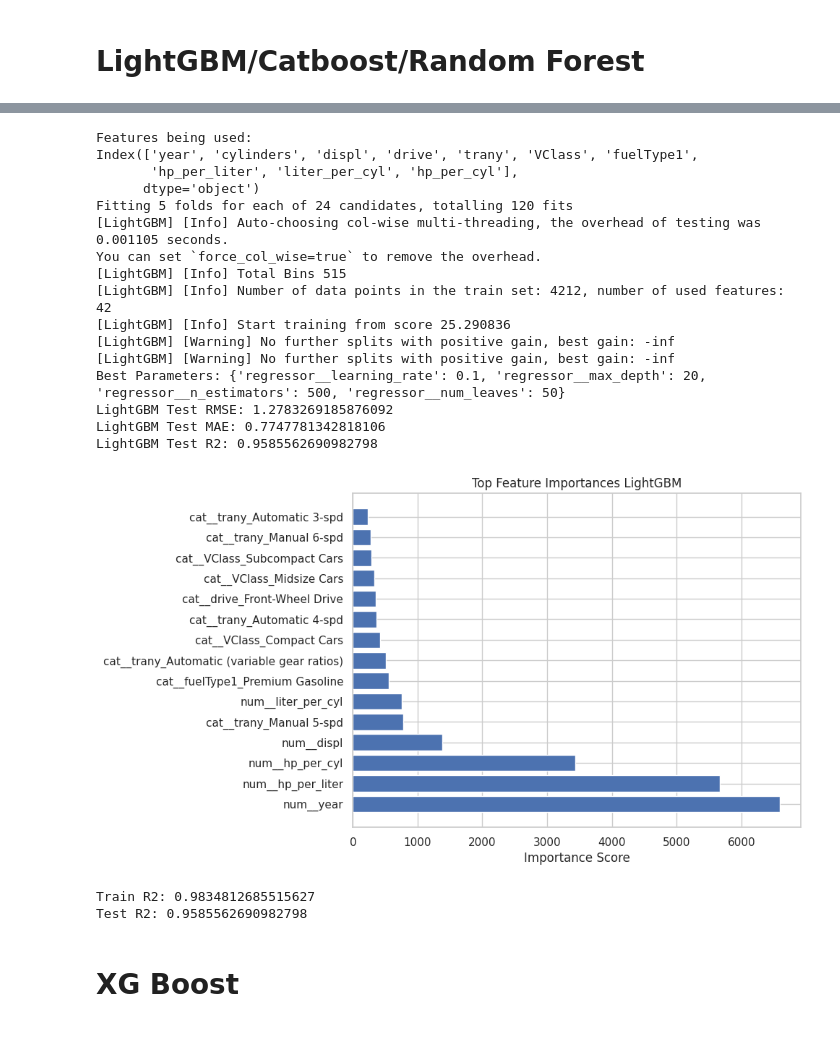
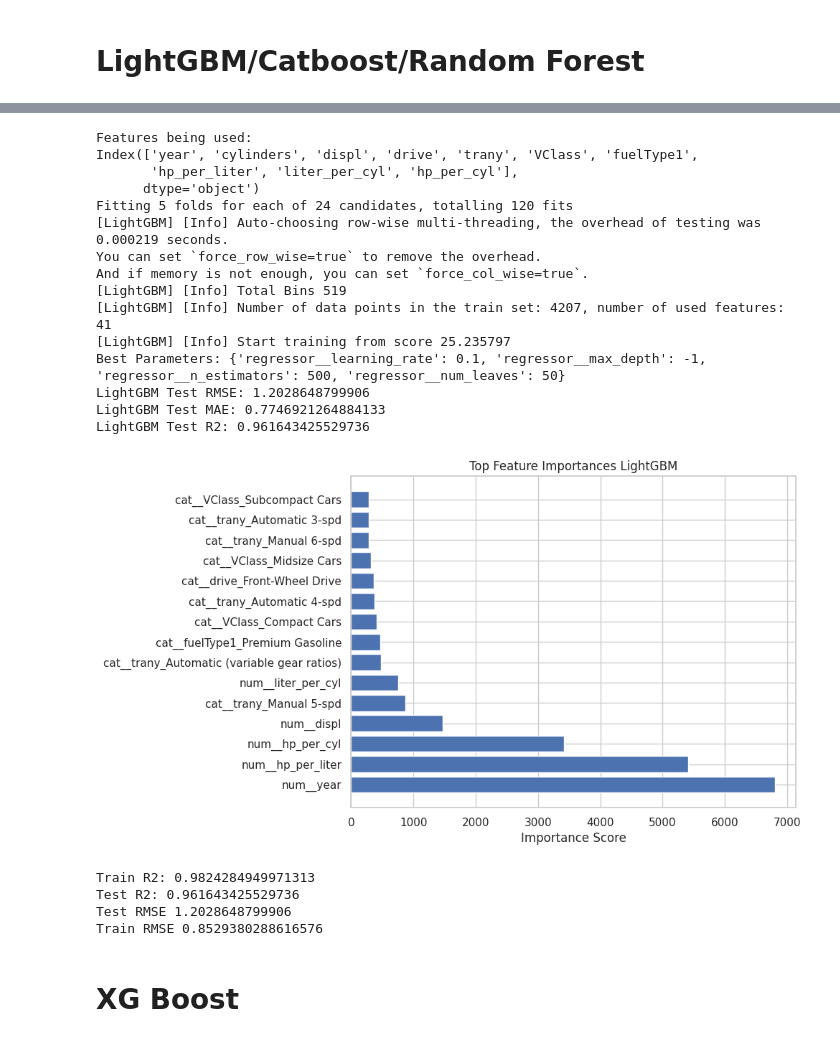
Before and after one commit to daivikb/ML-Project, a Jupyter notebook: ECS171_FinalProject.ipynb, the cells around one changed output, grey strips where cells are left out. Cells and saved outputs as stored; diff of their text form; code cells hidden in the pictures.

Commit message:
Uploaded Python Notebook and Added Functionality for Unseen Test Data + Minor Fix

```diff
--- a/ECS171_FinalProject.ipynb
+++ b/ECS171_FinalProject.ipynb
@@ -486,13 +486,11 @@ model_df = model_df.replace (0, np.nan)
 
 # ratio features
 model_df["hp_per_liter"] = model_df["hpv"] / model_df["displ"]
-model_df["co2_per_hp"] = model_df["co2TailpipeGpm"] / model_df["hpv"]
-model_df["fuelcost_per_hp"] = model_df["fuelCost08"] / model_df["hpv"]
 model_df["liter_per_cyl"] = model_df["displ"] / model_df["cylinders"]
 model_df["hp_per_cyl"] = model_df["hpv"] / model_df["cylinders"]
 
 #The columns of ratios
-ratio_cols = ["hp_per_liter", "co2_per_hp", "fuelcost_per_hp", "liter_per_cyl", "hp_per_cyl"]
+ratio_cols = ["hp_per_liter", "liter_per_cyl", "hp_per_cyl"]
 
 # dropped rows where ratios couldn't be computed (edge case)
 model_df = model_df.dropna(subset=ratio_cols + [target])
@@ -897,47 +902,52 @@ rmse = np.sqrt(mean_squared_error(y_test, y_pred_lgb))
 mae = mean_absolute_error(y_test, y_pred_lgb)
 r2 = r2_score(y_test, y_pred_lgb)
 print("LightGBM Test RMSE:", rmse)
 print("LightGBM Test MAE:", mae)
 print("LightGBM Test R2:", r2)
 
 importances = best_lgb.named_steps['regressor'].feature_importances_
 transformed_feature_names = best_lgb.named_steps['preprocess'].get_feature_names_out()
 
 #plotting features
 importance_df = pd.DataFrame({'Feature': transformed_feature_names,'Importance': importances}).sort_values(by='Importance', ascending=False)
 plt.figure(figsize=(8,6))
 num_features_to_plot = min(15, len(importance_df))
 plt.barh(importance_df['Feature'][:num_features_to_plot][::-1], importance_df['Importance'][:num_features_to_plot][::-1])
 plt.gca().invert_yaxis()
 plt.title("Top Feature Importances LightGBM")
 plt.xlabel("Importance Score")
 plt.show()
 y_train_pred = best_lgb.predict(X_train)
 train_r2 = r2_score(y_train, y_train_pred)
 test_r2 = r2_score(y_test, y_pred_lgb)
+test_rmse = np.sqrt(mean_squared_error(y_test, y_pred_lgb))
+train_rmse = np.sqrt(mean_squared_error(y_train, y_train_pred))
 
 print("Train R2:", train_r2)
 print("Test R2:", test_r2)
+print("Test RMSE", test_rmse)
+print("Train RMSE", train_rmse)
 # %% [output]
 Features being used:
 Index(['year', 'cylinders', 'displ', 'drive', 'trany', 'VClass', 'fuelType1',
        'hp_per_liter', 'liter_per_cyl', 'hp_per_cyl'],
       dtype='object')
 Fitting 5 folds for each of 24 candidates, totalling 120 fits
-[LightGBM] [Info] Auto-choosing col-wise multi-threading, the overhead of testing was 0.001105 seconds.
-You can set `force_col_wise=true` to remove the overhead.
-[LightGBM] [Info] Total Bins 515
-[LightGBM] [Info] Number of data points in the train set: 4212, number of used features: 42
-[LightGBM] [Info] Start training from score 25.290836
-[LightGBM] [Warning] No further splits with positive gain, best gain: -inf
-[LightGBM] [Warning] No further splits with positive gain, best gain: -inf
-Best Parameters: {'regressor__learning_rate': 0.1, 'regressor__max_depth': 20, 'regressor__n_estimators': 500, 'regressor__num_leaves': 50}
-LightGBM Test RMSE: 1.2783269185876092
-LightGBM Test MAE: 0.7747781342818106
-LightGBM Test R2: 0.9585562690982798
+[LightGBM] [Info] Auto-choosing row-wise multi-threading, the overhead of testing was 0.000219 seconds.
+You can set `force_row_wise=true` to remove the overhead.
+And if memory is not enough, you can set `force_col_wise=true`.
+[LightGBM] [Info] Total Bins 519
+[LightGBM] [Info] Number of data points in the train set: 4207, number of used features: 41
+[LightGBM] [Info] Start training from score 25.235797
+Best Parameters: {'regressor__learning_rate': 0.1, 'regressor__max_depth': -1, 'regressor__n_estimators': 500, 'regressor__num_leaves': 50}
+LightGBM Test RMSE: 1.2028648799906
+LightGBM Test MAE: 0.7746921264884133
+LightGBM Test R2: 0.961643425529736
-[figure, old version]
+[figure, new version]
-Train R2: 0.9834812685515627
-Test R2: 0.9585562690982798
+Train R2: 0.9824284949971313
+Test R2: 0.961643425529736
+Test RMSE 1.2028648799906
+Train RMSE 0.8529380288616576
 # %% [markdown]
 # XG Boost
 # %%
```
Also changed, not shown: parts of 27 cells of this notebook, 1 other file.
